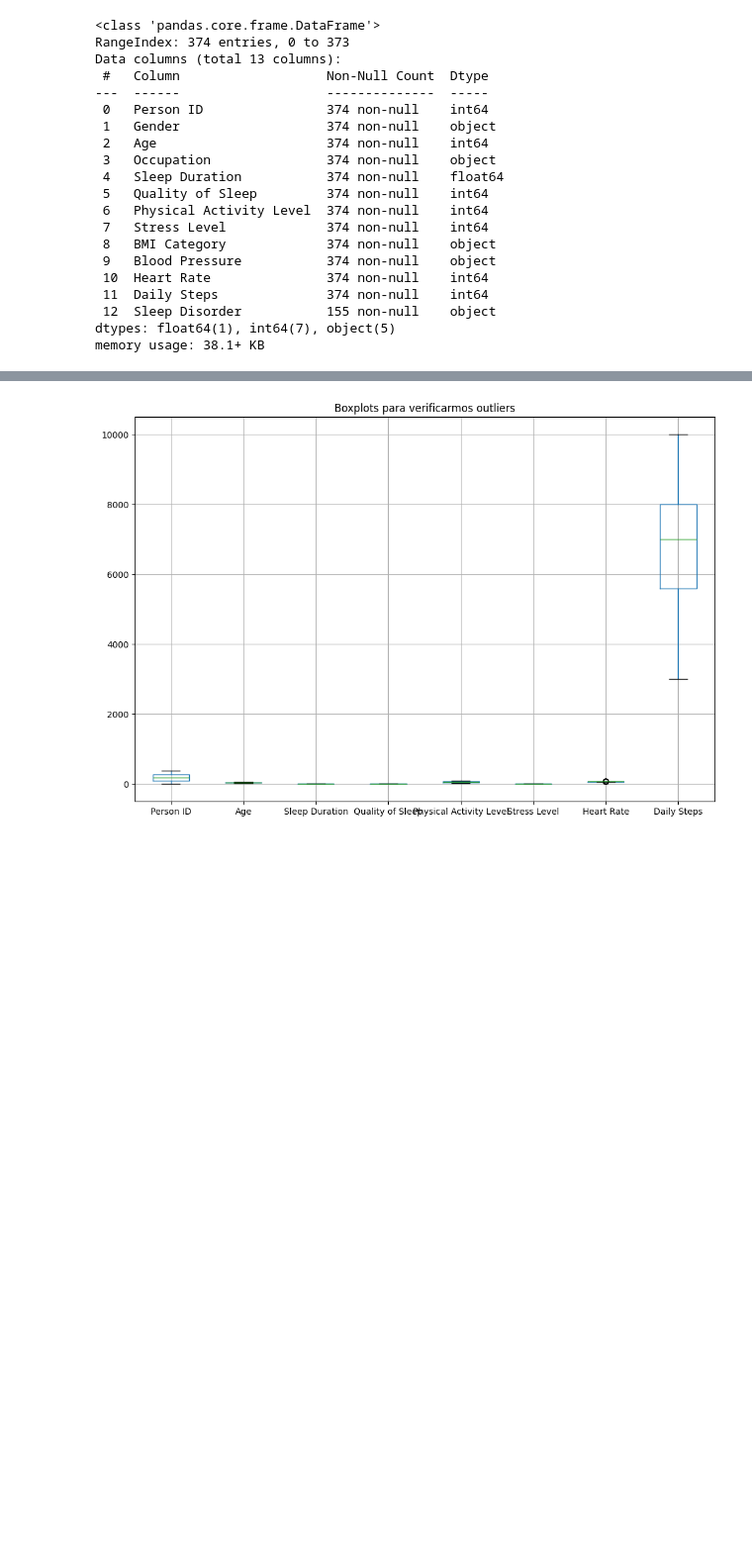
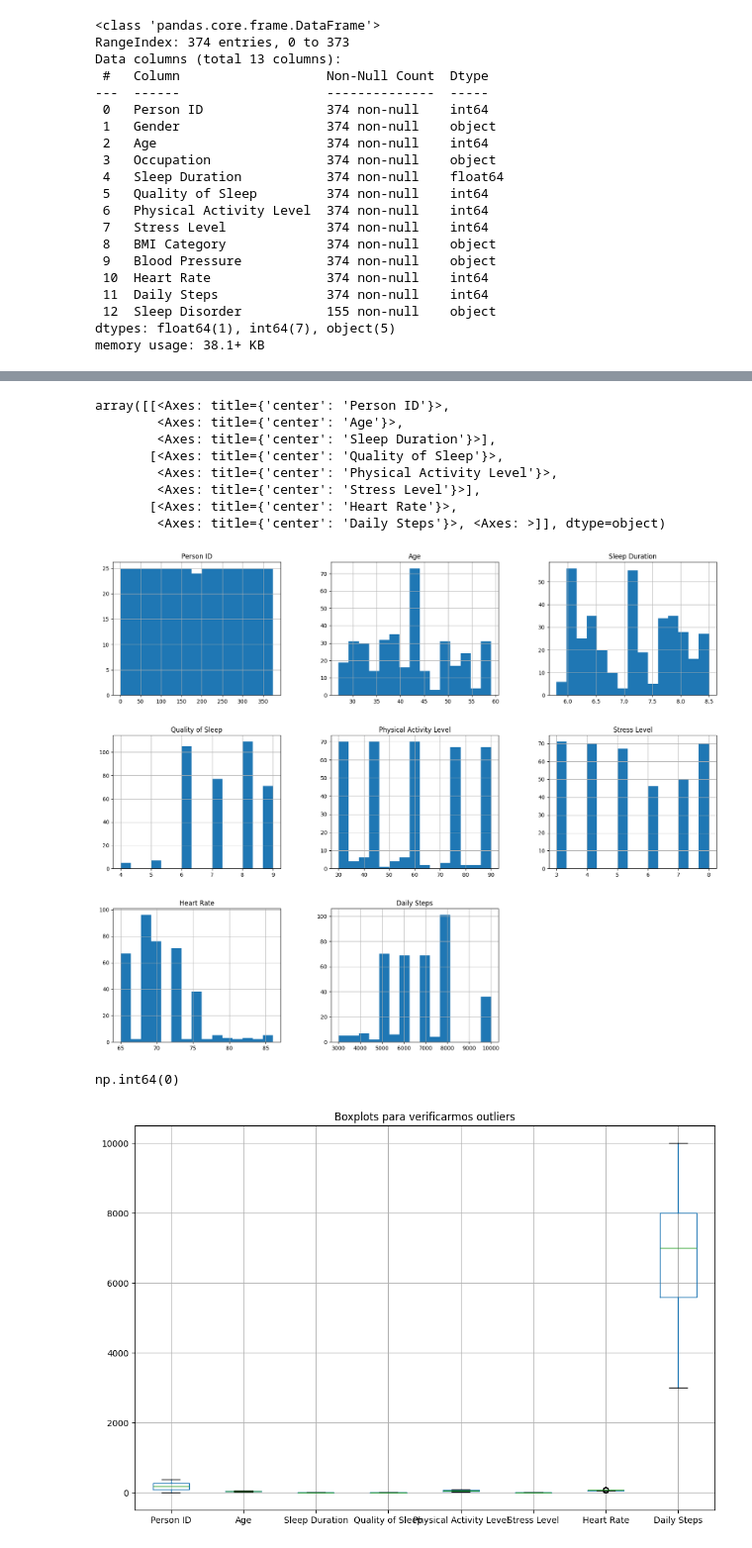
Before and after one commit to enzobanin/AnaliseDeDados, a Jupyter notebook: sonoEstiloDeVida.ipynb, the cells around one changed output, grey strips where cells are left out. Shown at 99% size. Drawn from its saved outputs; the diff is of its cells as text; code cells hidden in the pictures; blank space fills up the shorter version.

Commit message:
Verificando a Limpeza dos Dados e adicionando mais um groupBy para analise

```diff
--- a/sonoEstiloDeVida.ipynb
+++ b/sonoEstiloDeVida.ipynb
@@ -87,6 +87,23 @@ df.describe()
 | 50% | 187.500000 | 43.000000 | 7.200000 | 7.000000 | 60.000000 | 5.000000 | 70.000000 | ... |
 | 75% | 280.750000 | 50.000000 | 7.800000 | 8.000000 | 75.000000 | 7.000000 | 72.000000 | ... |
 | max | 374.000000 | 59.000000 | 8.500000 | 9.000000 | 90.000000 | 8.000000 | 86.000000 | ... |
+# %%
+df.hist(bins=15, figsize=(20,16))
+# %% [output]
+array([[<Axes: title={'center': 'Person ID'}>,
+        <Axes: title={'center': 'Age'}>,
+        <Axes: title={'center': 'Sleep Duration'}>],
+       [<Axes: title={'center': 'Quality of Sleep'}>,
+        <Axes: title={'center': 'Physical Activity Level'}>,
+        <Axes: title={'center': 'Stress Level'}>],
+       [<Axes: title={'center': 'Heart Rate'}>,
+        <Axes: title={'center': 'Daily Steps'}>, <Axes: >]], dtype=object)
+[figure, added]
+# %%
+df.duplicated().sum()
+#verifica os duplicados
+# %% [output]
+np.int64(0)
 # %%
 plt.figure(figsize=(12,8))
 df.boxplot()
```
Also changed, not shown: parts of 4 cells of this notebook.
